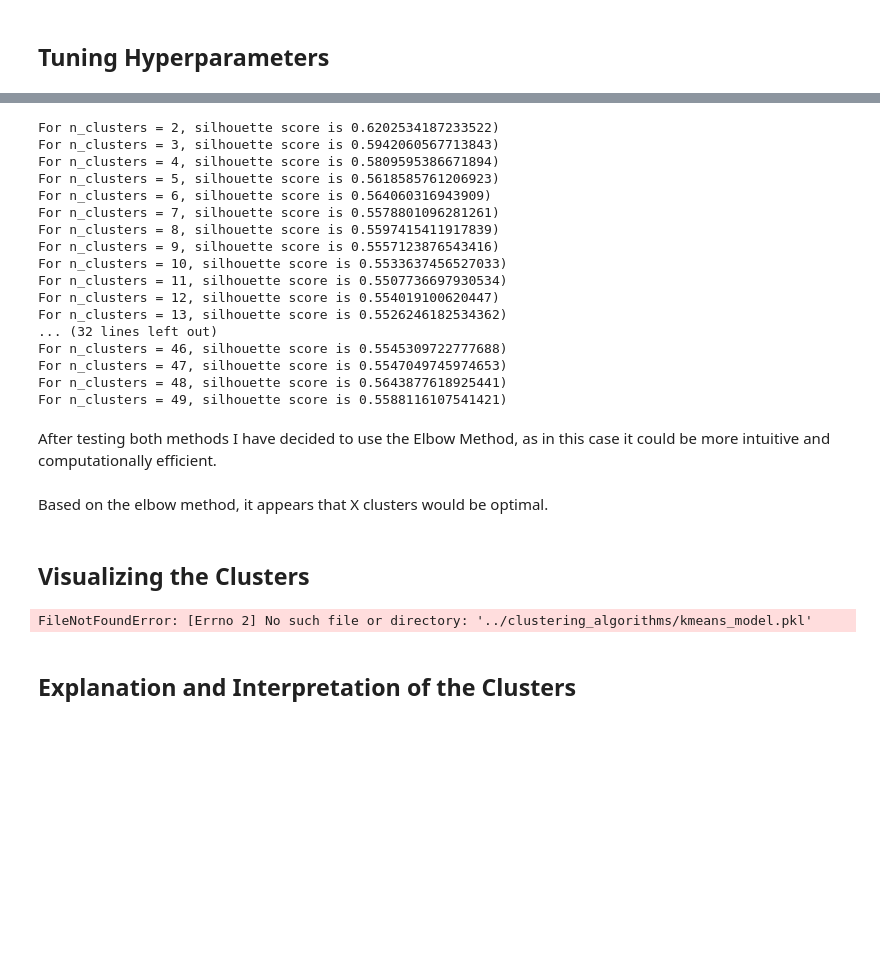
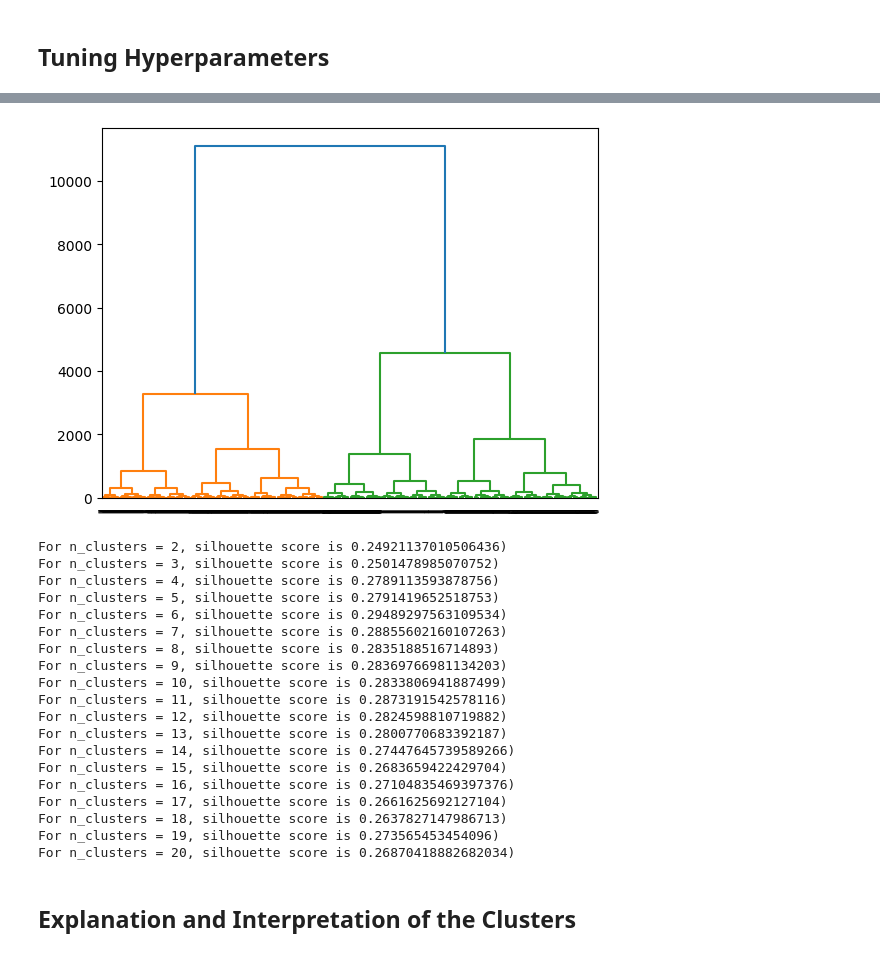
Before and after one commit to rameenq/Customer-Segmentation-App, a Jupyter notebook: notebooks/Customer_Segmentation_Exploratory_Analysis.ipynb, the cells around one changed output, grey strips where cells are left out. Cells and saved outputs as stored; diff of their text form; code cells hidden in the pictures; blank space fills up the shorter version.

Commit message:
Updated file with exploration methods

```diff
--- a/notebooks/Customer_Segmentation_Exploratory_Analysis.ipynb
+++ b/notebooks/Customer_Segmentation_Exploratory_Analysis.ipynb
@@ -76,54 +162,40 @@ plt.show()
+# %%
+from scipy.cluster.hierarchy import dendrogram, linkage
+linked = linkage(df, 'ward')
+dendrogram(linked, labels=agg_clustering.labels_)
+plt.show()
+# %% [output]
+[figure, added]
 # %%
 # Using the Silhouette Score method for futher validation
 from sklearn.metrics import silhouette_score
 
 silhouette_scores = []
-for n_clusters in range(2, 50):
+for n_clusters in range(2, 21):
     clusterer = KMeans(n_clusters=n_clusters, init='k-means++', n_init=10)
     preds = clusterer.fit_predict(X)
     centers = clusterer.cluster_centers_
     score = silhouette_score(X, preds)
     print("For n_clusters = {}, silhouette score is {})".format(n_clusters, score))
 # %% [output]
-For n_clusters = 2, silhouette score is 0.6202534187233522)
-For n_clusters = 3, silhouette score is 0.5942060567713843)
-For n_clusters = 4, silhouette score is 0.5809595386671894)
-For n_clusters = 5, silhouette score is 0.5618585761206923)
-For n_clusters = 6, silhouette score is 0.564060316943909)
-For n_clusters = 7, silhouette score is 0.5578801096281261)
-For n_clusters = 8, silhouette score is 0.5597415411917839)
-For n_clusters = 9, silhouette score is 0.5557123876543416)
-For n_clusters = 10, silhouette score is 0.5533637456527033)
-For n_clusters = 11, silhouette score is 0.5507736697930534)
-For n_clusters = 12, silhouette score is 0.554019100620447)
-For n_clusters = 13, silhouette score is 0.5526246182534362)
-... (32 lines left out)
-For n_clusters = 46, silhouette score is 0.5545309722777688)
-For n_clusters = 47, silhouette score is 0.5547049745974653)
-For n_clusters = 48, silhouette score is 0.5643877618925441)
-For n_clusters = 49, silhouette score is 0.5588116107541421)
+For n_clusters = 2, silhouette score is 0.24921137010506436)
+For n_clusters = 3, silhouette score is 0.2501478985070752)
+For n_clusters = 4, silhouette score is 0.2789113593878756)
+For n_clusters = 5, silhouette score is 0.2791419652518753)
+For n_clusters = 6, silhouette score is 0.29489297563109534)
+For n_clusters = 7, silhouette score is 0.28855602160107263)
+For n_clusters = 8, silhouette score is 0.2835188516714893)
+For n_clusters = 9, silhouette score is 0.28369766981134203)
+For n_clusters = 10, silhouette score is 0.2833806941887499)
+For n_clusters = 11, silhouette score is 0.2873191542578116)
+For n_clusters = 12, silhouette score is 0.2824598810719882)
+For n_clusters = 13, silhouette score is 0.2800770683392187)
+For n_clusters = 14, silhouette score is 0.27447645739589266)
+For n_clusters = 15, silhouette score is 0.2683659422429704)
+For n_clusters = 16, silhouette score is 0.27104835469397376)
+For n_clusters = 17, silhouette score is 0.2661625692127104)
+For n_clusters = 18, silhouette score is 0.2637827147986713)
+For n_clusters = 19, silhouette score is 0.273565453454096)
+For n_clusters = 20, silhouette score is 0.26870418882682034)
-# %% [markdown]
-After testing both methods I have decided to use the Elbow Method, as in this case it could be more intuitive and computationally efficient.
-# %% [markdown]
-Based on the elbow method, it appears that X clusters would be optimal.
-# %% [markdown]
-## Visualizing the Clusters
-# %%
-# Using seaborn for 2D scatter plots
-import joblib
-import seaborn as sns
-# Load the K-means model
-kmeans_model = joblib.load('../clustering_algorithms/kmeans_model.pkl')
-# Load the original data with cluster labels
-df = pd.read_csv('../data/processed_data/segmented_customers_with_clusters.csv')
-
-sns.scatterplot(x='Age', y='Income', hue='Cluster', data=df, palette='viridis', alpha=0.6)
-plt.title('Age vs Income')
-plt.grid(True, linestyle='--', alpha=0.7)
-plt.legend(loc='upper right')
-
-plt.show()
-# %% [output]
-FileNotFoundError: [Errno 2] No such file or directory: '../clustering_algorithms/kmeans_model.pkl'
 # %% [markdown]
 ## Explanation and Interpretation of the Clusters
```
Also changed, not shown: parts of 4 cells of this notebook.
